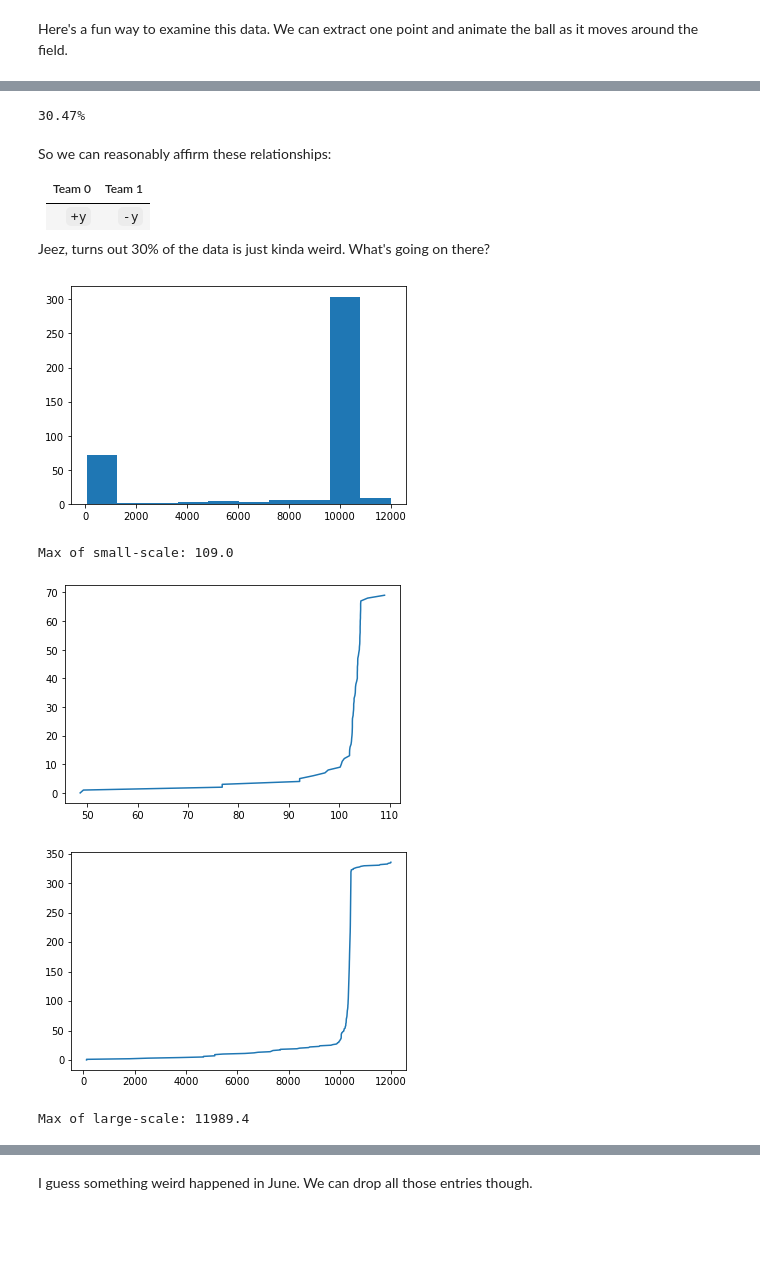
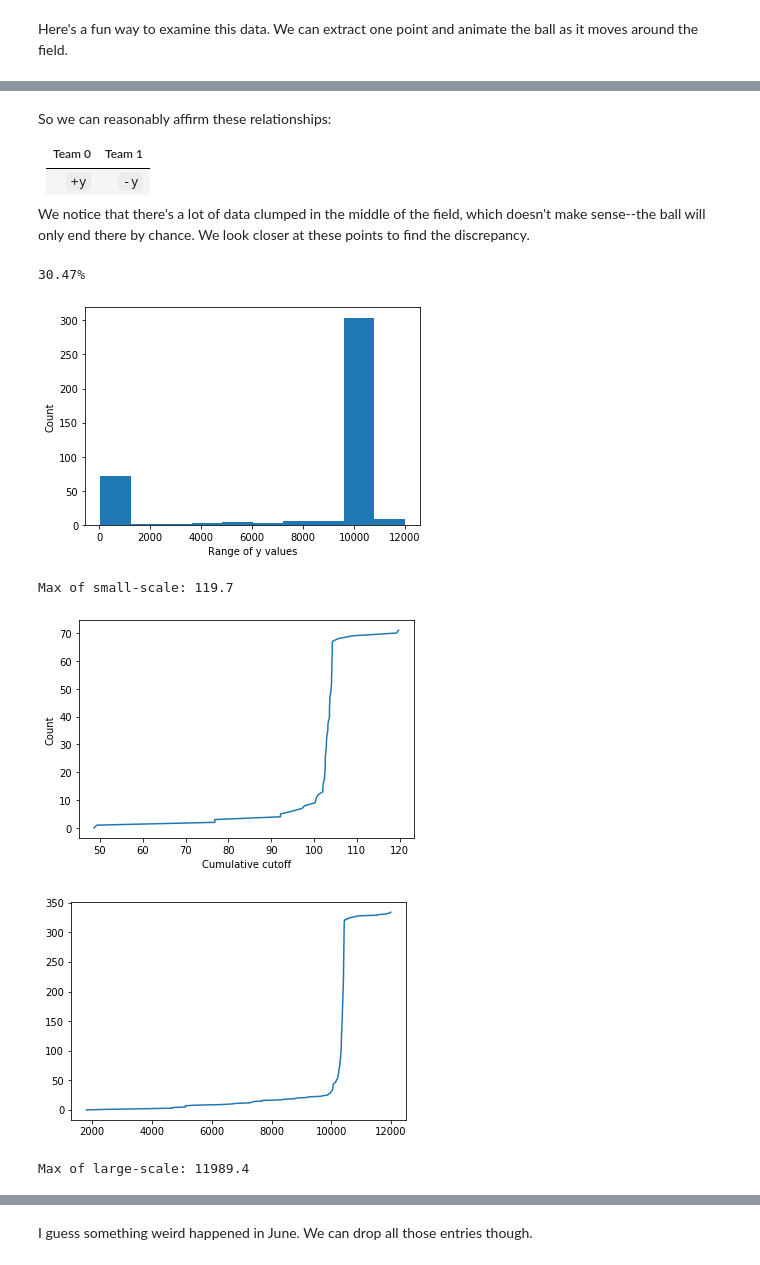
Before and after one commit to Samcfuchs/Rocket-League, a Jupyter notebook: predict.ipynb, the cells around one changed output, grey strips where cells are left out. Saved outputs shown, nothing was run; the diff lists cells and outputs as text; code cells hidden in the pictures; blank space fills up the shorter version.

```diff
--- a/predict.ipynb
+++ b/predict.ipynb
@@ -98,3 +113,13 @@ plt.show()
+# %% [markdown]
+So we can reasonably affirm these relationships:
+
+| Team 0 | Team 1 |
+|--|--|
+| `+y` | `-y` |
+
+We notice that there's a lot of data clumped in the middle of the field, which
+doesn't make sense--the ball will only end there by chance. We look closer at
+these points to find the discrepancy.
 # %%
 #plt.figure()
 is_weird = (final_seconds.y.abs() < 5000)
@@ -102,35 +127,32 @@ is_not_weird = (final_seconds.y.abs() > 5000)
 print(f"{is_weird.mean():.2%}")
 # %% [output]
 30.47%
-# %% [markdown]
-So we can reasonably affirm these relationships:
-
-| Team 0 | Team 1 |
-|--|--|
-| `+y` | `-y` |
-
-Jeez, turns out 30% of the data is just kinda weird. What's going on there?
 # %%
 rangeof = lambda s: s.abs().max()*2
 is_long = gb.t.agg(max)
 ranges = gb.y.agg(rangeof)
 plt.hist(ranges)
+plt.xlabel("Range of y values")
+plt.ylabel("Count")
 plt.show()
 # %% [output]
-[figure, old version]
+[figure, new version]
 # %%
-small_ranges = ranges.loc[ranges<110]
+small_ranges = ranges.loc[ranges<150]
 plt.plot(sorted(small_ranges), np.arange(len(small_ranges)))
 print("Max of small-scale:", max(small_ranges))
+plt.ylabel('Count')
+plt.xlabel("Cumulative cutoff")
+plt.show()
 # %% [output]
-Max of small-scale: 109.0
+Max of small-scale: 119.7
-[figure, old version]
+[figure, new version]
 # %%
-large_ranges = ranges.loc[ranges>110]
+large_ranges = ranges.loc[ranges>150]
 plt.plot(sorted(large_ranges), np.arange(len(large_ranges)))
 plt.show()
 print("Max of large-scale:", max(large_ranges))
 # %% [output]
-[figure, old version]
+[figure, new version]
 Max of large-scale: 11989.4
 # %% [markdown]
```
Also changed, not shown: parts of 29 cells of this notebook, 4 other files.
